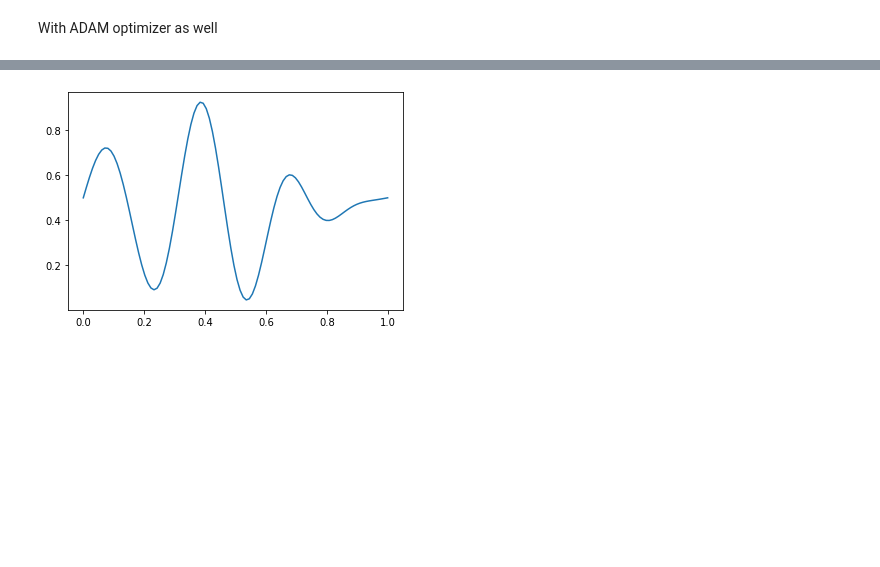
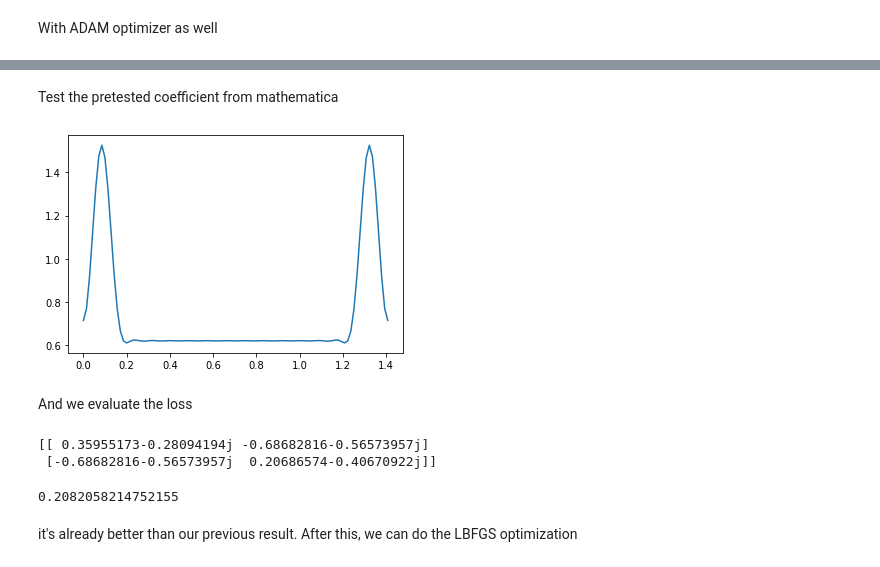
Before and after one commit to jeffreyyao128/qoptimize, a Jupyter notebook: Fluxonium.ipynb, the cells around one changed output, grey strips where cells are left out. Saved outputs shown, nothing was run; the diff lists cells and outputs as text; code cells hidden in the pictures; blank space fills up the shorter version.

```diff
--- a/Fluxonium.ipynb
+++ b/Fluxonium.ipynb
@@ -95,14 +102,14 @@ Til now we can try optmize control in this sub system, for example $\sigma_x$ ga
 @jit
 def A(t,p,t1):
     '''
-    Control field phi
+    Control field phi, use Cosin series
     '''
-    w = jnp.pi/t1
+    w = 2*jnp.pi/t1
     N1, = jnp.shape(p)
-    ft = jnp.array([jnp.sin(w*(i+1)*t) for i in range(N1)])
+    ft = jnp.array([jnp.cos(w*i*t) for i in range(N1)])
     return p@ft+p0
 
-@jit
+
 def loss(t1,flat_p,H0,Cosphi,Sinphi,U_T):
     '''
     define the loss function, which is a pure function to speed up
@@ -126,6 +133,27 @@ def loss(t1,flat_p,H0,Cosphi,Sinphi,U_T):
     U_F = res[-1, :,:]
 #     print(U_F)
     return (1 - jnp.abs(jnp.trace(U_T.conj().T@U_F)/D)**2)
+
+def U_f(t1,flat_p,H0,Cosphi,Sinphi):
+
+    t_set = jnp.linspace(0., t1, 5)
+
+    D, _, = jnp.shape(H0)
+    U_0 = jnp.eye(D,dtype=jnp.complex128) # start with Identity matrix
+
+    def H_sub(phi):
+        return H0-(Cosphi*jnp.cos(2*jnp.pi*phi)+Sinphi*jnp.sin(2*jnp.pi*phi))
+
+    def func(y, t, *args):
+        t1,flat_p, = args
+        PHI = A(t,flat_p,t1)
+        return -1.0j*H_sub(PHI)@y
+
+    res = odeint(func, U_0, t_set, t1, flat_p,
+                 rtol=1.4e-10, atol=1.4e-10)
+
+    U_F = res[-1, :,:]
+    return U_F
 # %% [markdown]
 One way of optimize is with L-BFGS
 # %%
@@ -270,9 +237,28 @@ plt.show()
-# %%
-tf,pf = res[0],res[1:]
-t_list = jnp.linspace(0.,t1,100)
-A_list = vmap(A,in_axes=(0,None,None),out_axes=0)(t_list,p,t1)
-
-plt.plot(t_list,A_list)
-plt.show()
-# %% [output]
-[figure, removed]
+# %% [markdown]
+Test the pretested coefficient from mathematica
+# %%
+tf = 1.40829
+p_opt = jnp.array([0.242183, 0.22217, 0.167103, 0.0903744, 0.00976605, -0.0577118, \
+-0.100383, -0.114443, -0.103836, -0.0778022, -0.0471902, -0.0209454, \
+-0.00391343, 0.00351765, 0.00417113, 0.00201775])
+# %%
+t_list = jnp.linspace(0.,tf,100)
+A_list = vmap(A,in_axes=(0,None,None),out_axes=0)(t_list,p_opt,tf)
+
+plt.plot(t_list,A_list)
+plt.show()
+# %% [output]
+[figure, added]
+# %% [markdown]
+And we evaluate the loss
+# %%
+loss_preopt = loss(tf,p_opt,H_harm,CosMat,SinMat,sx)
+# %% [output]
+[[ 0.35955173-0.28094194j -0.68682816-0.56573957j]
+ [-0.68682816-0.56573957j  0.20686574-0.40670922j]]
+# %%
+print(loss_preopt)
+# %% [output]
+0.2082058214752155
+# %% [markdown]
+it's already better than our previous result. After this, we can do the LBFGS optimization
```
Also changed, not shown: parts of 35 cells of this notebook.
